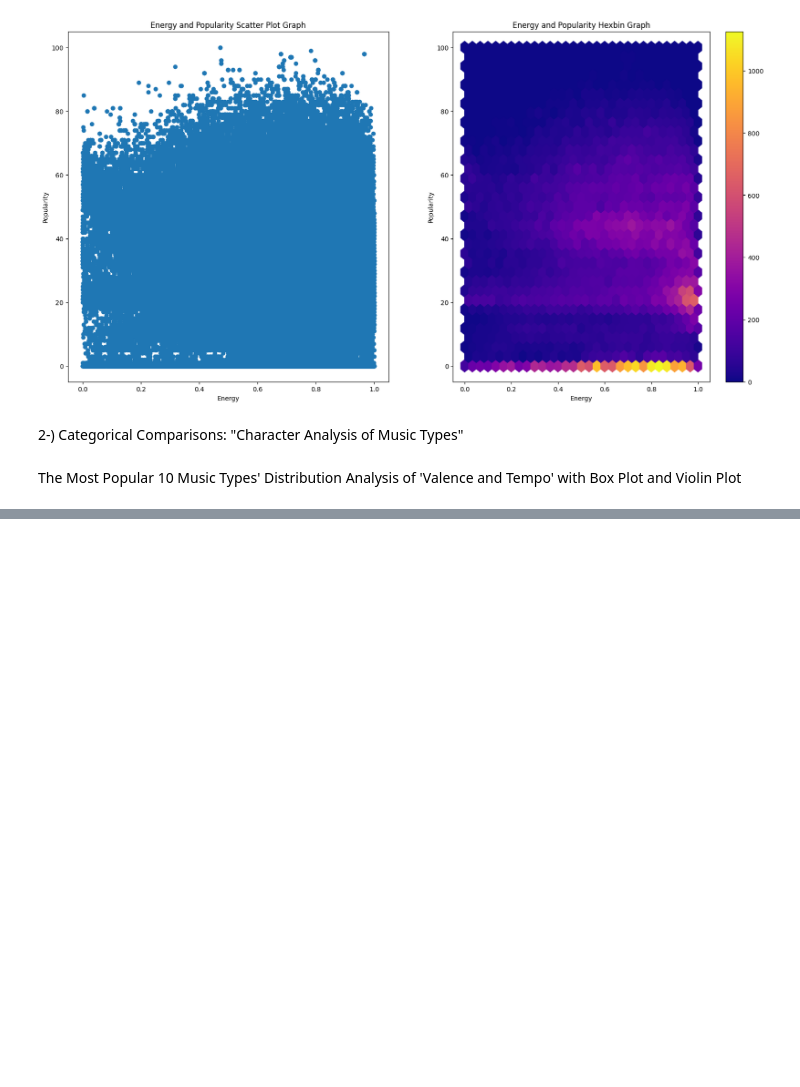
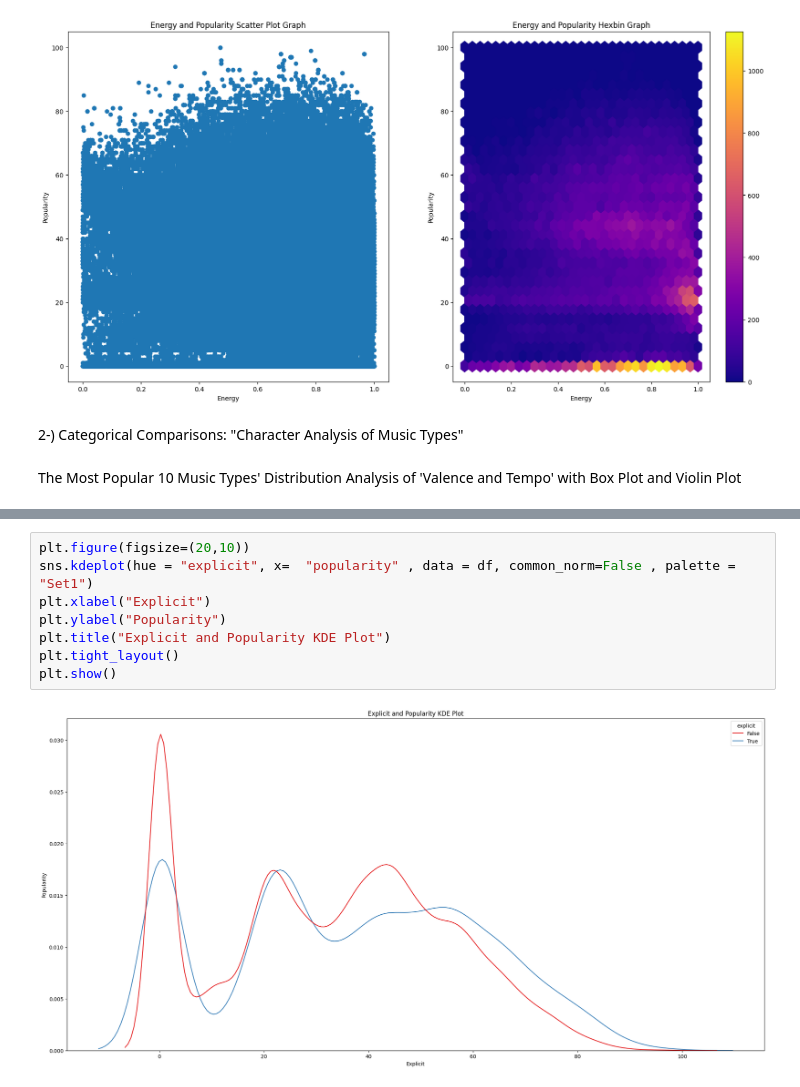
Before and after one commit to byt23/EDA-FeatureEngineering-Resampling_Encoding, a Jupyter notebook: Spotify 🎵 Tracks /spotify_tracks.ipynb, the cells around one changed output, grey strips where cells are left out. Cells and saved outputs as stored; diff of their text form; blank space fills up the shorter version.

```diff
--- a/Spotify 🎵 Tracks /spotify_tracks.ipynb
+++ b/Spotify 🎵 Tracks /spotify_tracks.ipynb
@@ -143,0 +159,10 @@ plt.show()
+# %%
+plt.figure(figsize=(20,10))
+sns.kdeplot(hue = "explicit", x=  "popularity" , data = df, common_norm=False , palette = "Set1")
+plt.xlabel("Explicit")
+plt.ylabel("Popularity")
+plt.title("Explicit and Popularity KDE Plot")
+plt.tight_layout()
+plt.show()
+# %% [output]
+[figure, added]
```
Also changed, not shown: parts of 4 cells of this notebook, 1 other file.
